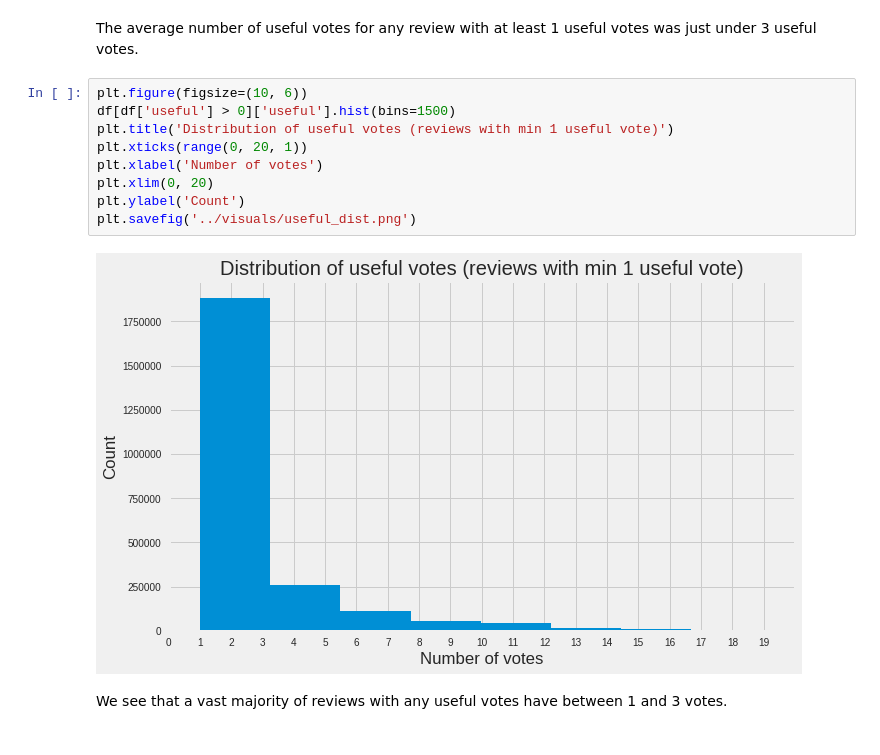
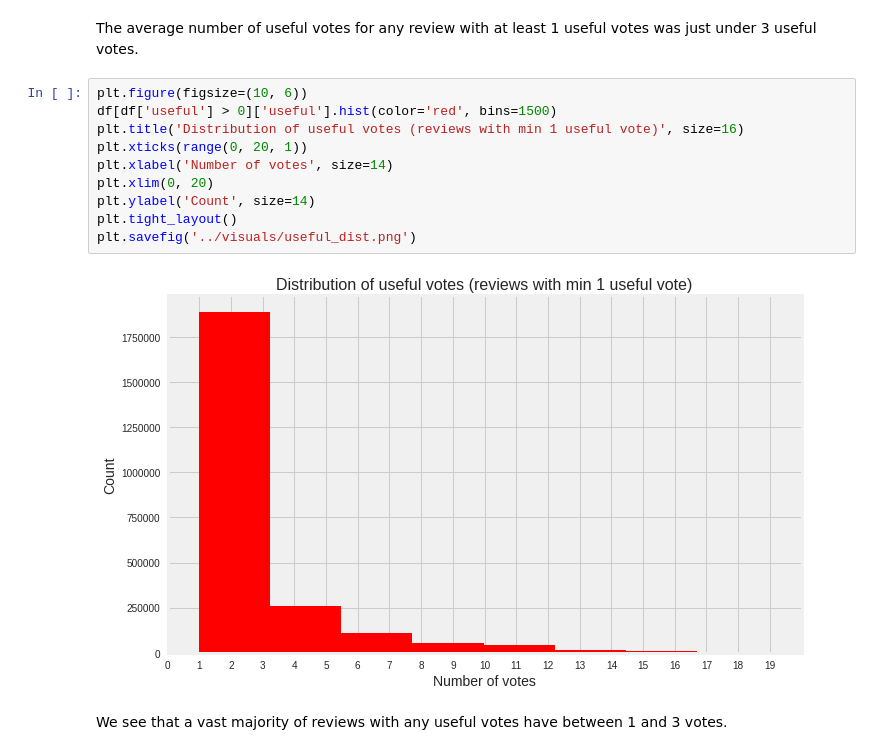
Before and after one commit to gd32/yelp_topic_modeling, a Jupyter notebook: notebooks/01_EDA_Reviews.ipynb, the cells around one changed output. Saved outputs shown, nothing was run; the diff lists cells and outputs as text.

```diff
--- a/notebooks/01_EDA_Reviews.ipynb
+++ b/notebooks/01_EDA_Reviews.ipynb
@@ -114,14 +114,15 @@ df[df['useful']>0]['useful'].mean()
 The average number of useful votes for any review with at least 1 useful votes was just under 3 useful votes.
 # %%
 plt.figure(figsize=(10, 6))
-df[df['useful'] > 0]['useful'].hist(bins=1500)
-plt.title('Distribution of useful votes (reviews with min 1 useful vote)')
+df[df['useful'] > 0]['useful'].hist(color='red', bins=1500)
+plt.title('Distribution of useful votes (reviews with min 1 useful vote)', size=16)
 plt.xticks(range(0, 20, 1))
-plt.xlabel('Number of votes')
+plt.xlabel('Number of votes', size=14)
 plt.xlim(0, 20)
-plt.ylabel('Count')
+plt.ylabel('Count', size=14)
+plt.tight_layout()
 plt.savefig('../visuals/useful_dist.png')
 # %% [output]
-[figure, old version]
+[figure, new version]
 # %% [markdown]
 We see that a vast majority of reviews with any useful votes have between 1 and 3 votes.
```
Also changed, not shown: parts of 13 cells of this notebook, 12 other files.
